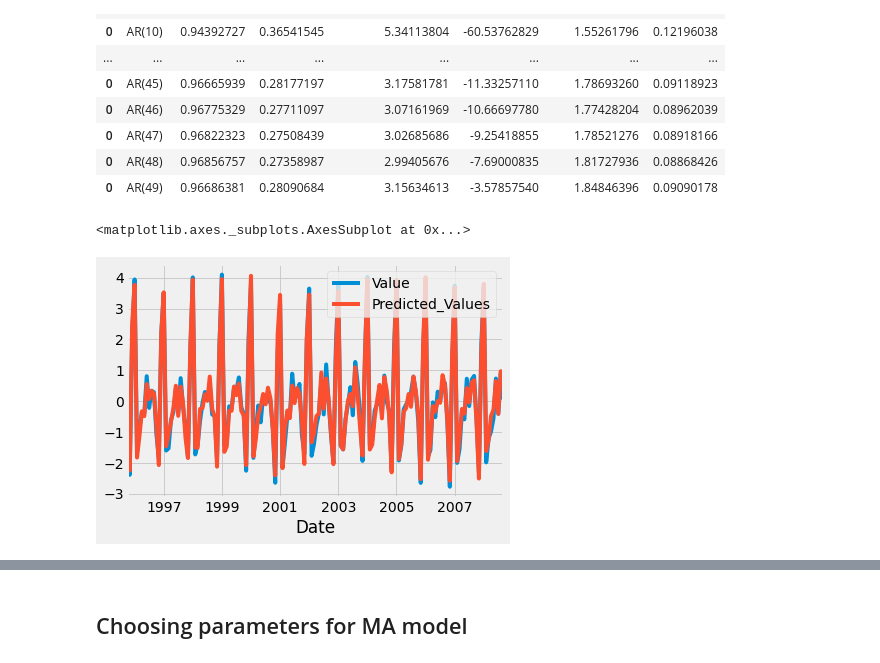
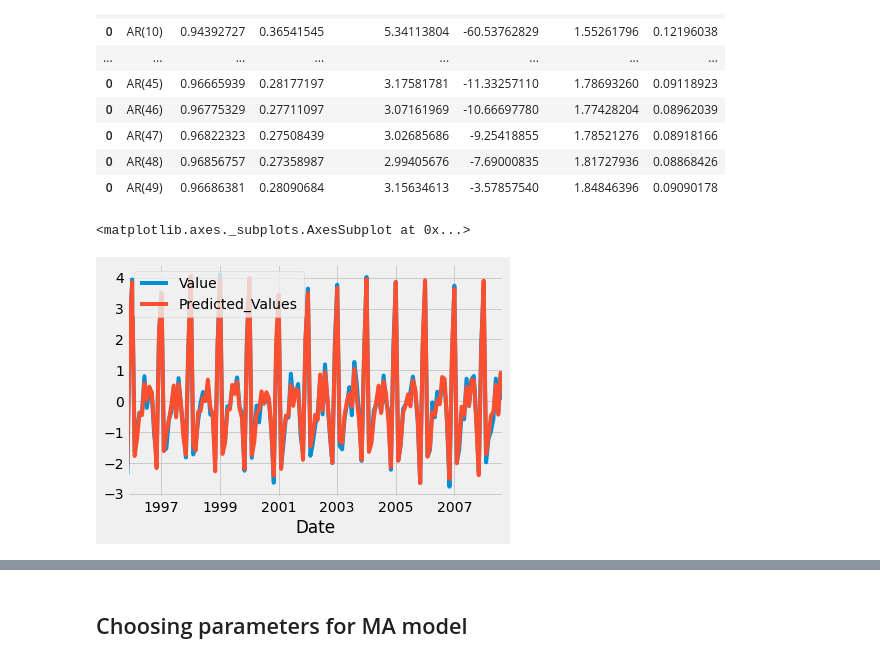
Before and after one commit to bateikoEd/time-series-analysis, a Jupyter notebook: lab4/Train_cp.ipynb, the cells around one changed output, grey strips where cells are left out. Cells and saved outputs as stored; diff of their text form; code cells hidden in the pictures.

```diff
--- a/lab4/Train_cp.ipynb
+++ b/lab4/Train_cp.ipynb
@@ -302,7 +304,7 @@ def AR(p, df, test=True):
 
     RMSE = np.sqrt(mean_squared_error(df_test['Value'], df_test['Predicted_Values']))
 
-    return df_train_2,df_test,theta,intercept,RMSE
+    return df_train_2,df_test,theta.reshape((len(theta),)),intercept[0],RMSE
 # %%
 def claculate_metrics_model(y, y_pred, name, count_parameters):
     return pd.DataFrame({'name':[name],
@@ -357,14 +359,14 @@ models_metrics_ar
 | 0 | AR(48) | 0.96856757 | 0.27358987 | 2.99405676 | -7.69000835 | 1.81727936 | 0.08868426 |
 | 0 | AR(49) | 0.96686381 | 0.28090684 | 3.15634613 | -3.57857540 | 1.84846396 | 0.09090178 |
 # %%
-best_p = 25
-df_train,df_test,theta_ar,intercept_ar,RMSE = AR(best_p,pd.DataFrame(y_10lag_detrend.Value))
+best_p_arima = 26
+df_train_lag,df_test_lag,theta_ar_lag,intercept_ar_lag,RMSE = AR(best_p_arima,pd.DataFrame(y_10lag_detrend.Value))
 # %%
-df_c = pd.concat([df_train,df_test])
-df_c[['Value','Predicted_Values']].plot()
+df_c_arima = pd.concat([df_train_lag,df_test_lag])
+df_c_arima[['Value','Predicted_Values']].plot()
 # %% [output]
 <matplotlib.axes._subplots.AxesSubplot at 0x...>
-[figure, old version]
+[figure, new version]
 # %%
 def MA(q, res):
 
```
Also changed, not shown: parts of 61 cells of this notebook.
